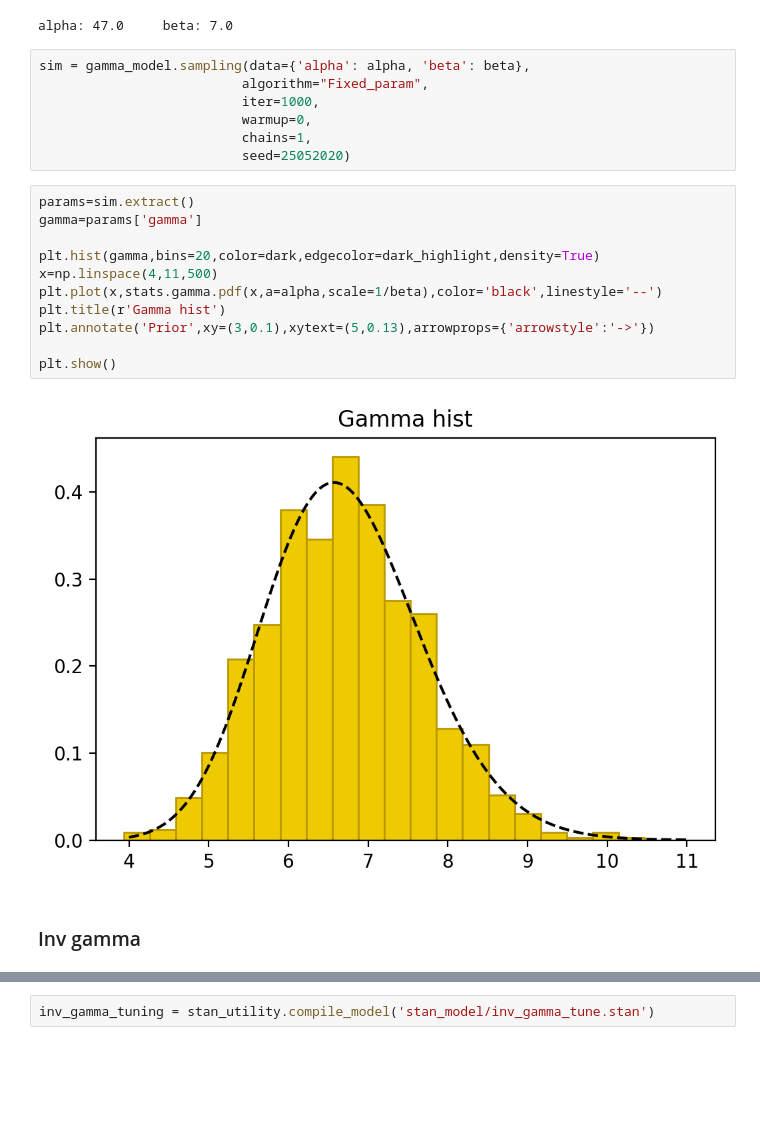
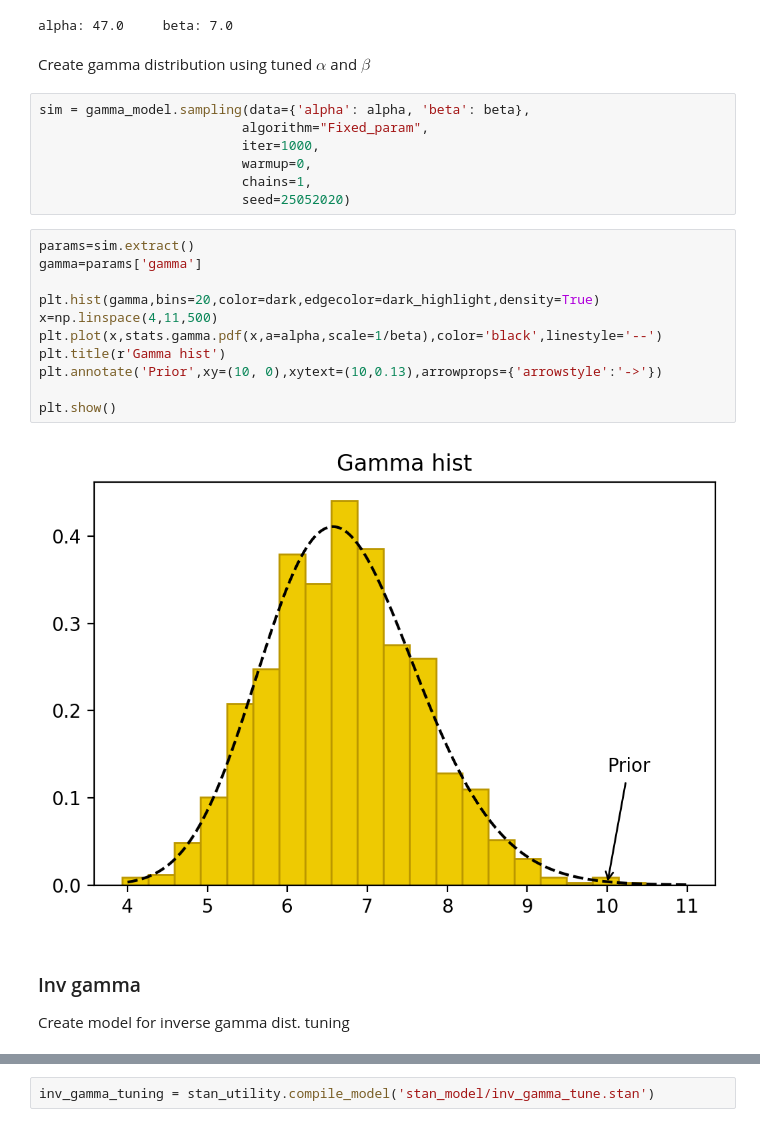
Before and after one commit to ArturBa/data_analytics, a Jupyter notebook: lab_2_3/data_analytics.ipynb, the cells around one changed output, grey strips where cells are left out. Saved outputs shown, nothing was run; the diff lists cells and outputs as text; blank space fills up the shorter version.

```diff
--- a/lab_2/data_analytics.ipynb
+++ b/lab_2_3/data_analytics.ipynb
@@ -236,6 +264,8 @@ beta = np.round(tuned.extract()['beta'][0])
 print(f'alpha: {alpha}\tbeta: {beta}')
 # %% [output]
 alpha: 47.0     beta: 7.0
+# %% [markdown]
+Create gamma distribution using tuned $\alpha$ and $\beta$
 # %%
 sim = gamma_model.sampling(data={'alpha': alpha, 'beta': beta},
                           algorithm="Fixed_param",
@@ -246,18 +276,20 @@ sim = gamma_model.sampling(data={'alpha': alpha, 'beta': beta},
 # %%
 params=sim.extract()
 gamma=params['gamma']
 
 plt.hist(gamma,bins=20,color=dark,edgecolor=dark_highlight,density=True)
 x=np.linspace(4,11,500)
 plt.plot(x,stats.gamma.pdf(x,a=alpha,scale=1/beta),color='black',linestyle='--')
 plt.title(r'Gamma hist')
-plt.annotate('Prior',xy=(3,0.1),xytext=(5,0.13),arrowprops={'arrowstyle':'->'})
+plt.annotate('Prior',xy=(10, 0),xytext=(10,0.13),arrowprops={'arrowstyle':'->'})
 
 plt.show()
 # %% [output]
-[figure, old version]
+[figure, new version]
 # %% [markdown]
 ### Inv gamma
+
+Create model for inverse gamma dist. tuning
 # %%
 with open('stan_model/inv_gamma_tune.stan') as file:
     print(file.read())
```
Also changed, not shown: parts of 28 cells of this notebook, 14 other files.
